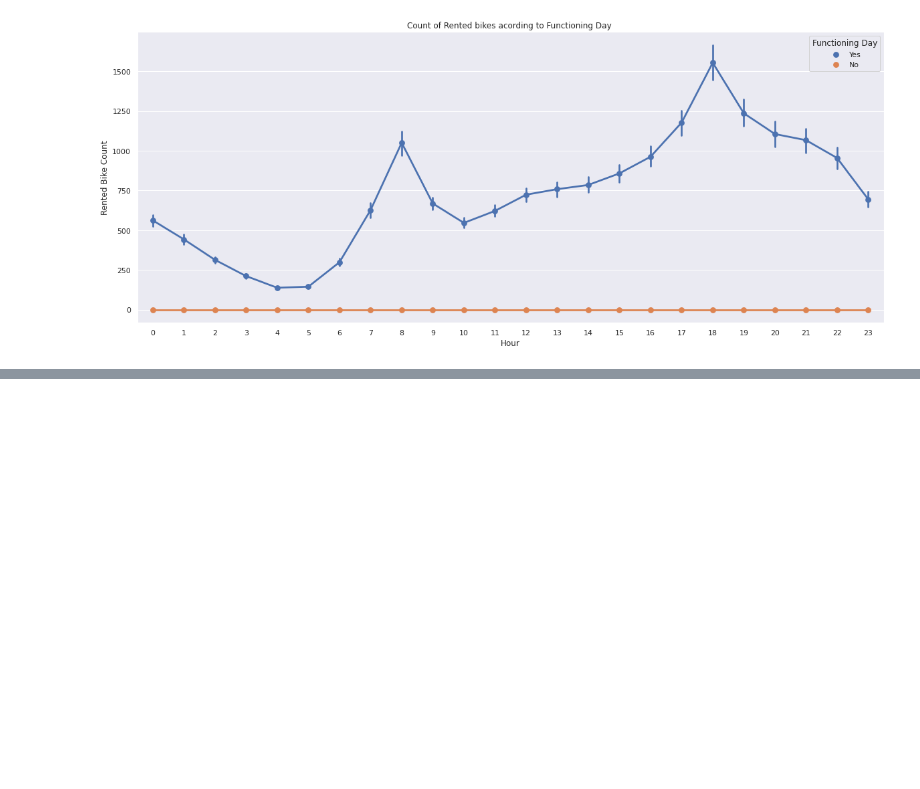
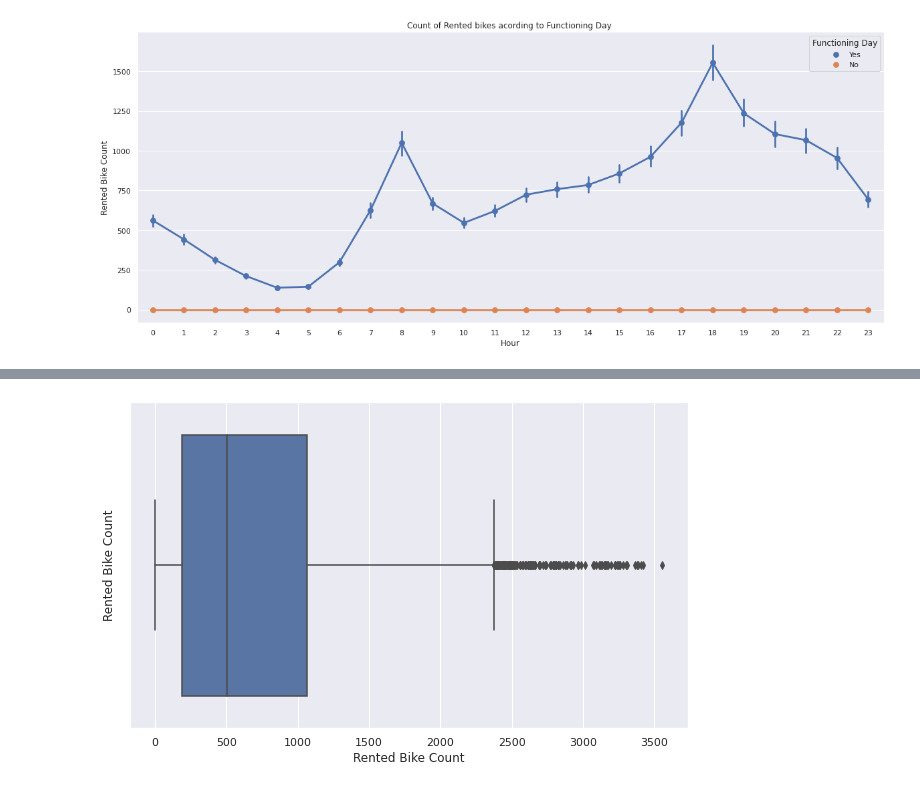
Before and after one commit to KirteshVerma/Bike-Sharing-Demand, a Jupyter notebook: Kirtesh_Bike_Sharing_Demand_Prediction_Capstone_Project.ipynb, the cells around one changed output, grey strips where cells are left out. Saved outputs shown, nothing was run; the diff lists cells and outputs as text; code cells hidden in the pictures; blank space fills up the shorter version.

```diff
--- a/Kirtesh_Bike_Sharing_Demand_Prediction_Capstone_Project.ipynb
+++ b/Kirtesh_Bike_Sharing_Demand_Prediction_Capstone_Project.ipynb
@@ -193,0 +252,8 @@ ax.set(title='Count of Rented bikes acording to Functioning Day ')
+# %%
+# looking at the outliers present in the rented bike count column with the help of boxplot
+plt.figure(figsize=(10,6))
+plt.ylabel('Rented Bike Count')
+sns.boxplot(x=df['Rented Bike Count'])
+plt.show()
+# %% [output]
+[figure, added]
```
Also changed, not shown: parts of 9 cells of this notebook.
